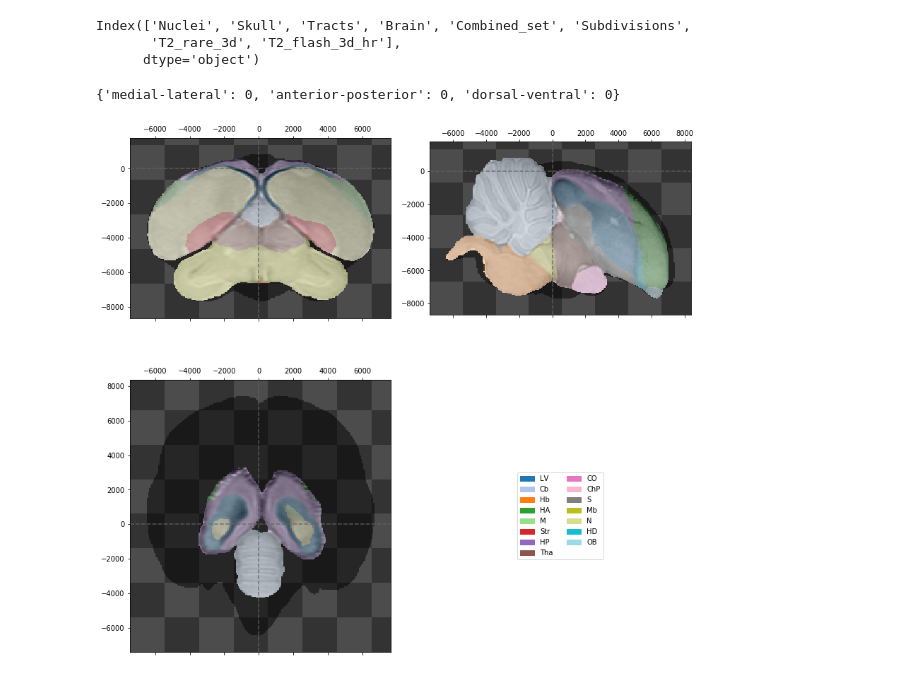
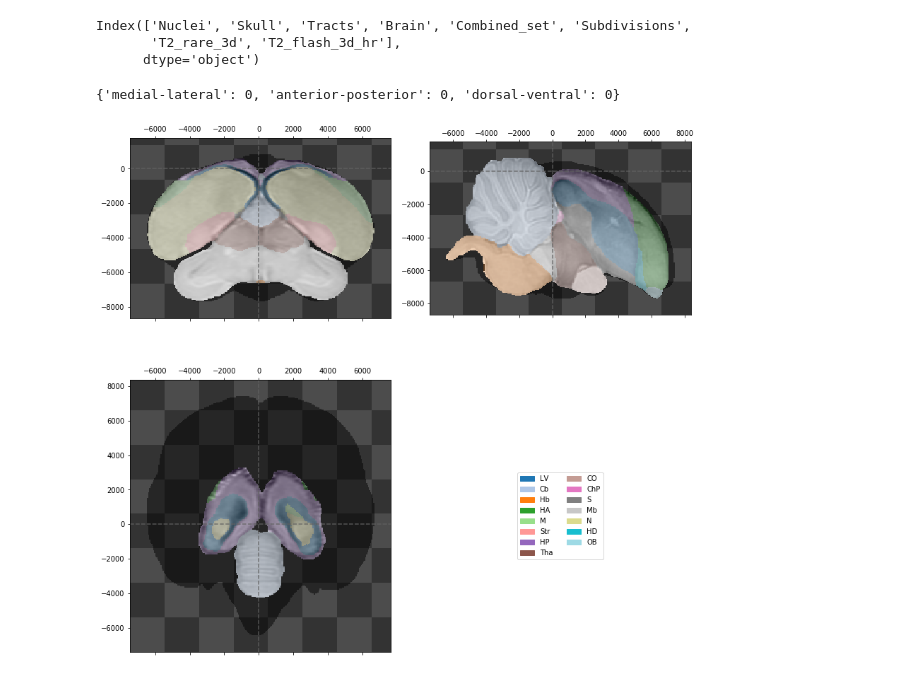
Before and after one commit to timsainb/birdbrain, a Jupyter notebook: notebooks/canary/0.1-canary-find-y-sinus.ipynb, the cells around one changed output. Cells and saved outputs as stored; diff of their text form; code cells hidden in the pictures.

```diff
--- a/notebooks/canary/0.1-canary-find-y-sinus.ipynb
+++ b/notebooks/canary/0.1-canary-find-y-sinus.ipynb
@@ -29,7 +25,7 @@ Index(['Nuclei', 'Skull', 'Tracts', 'Brain', 'Combined_set', 'Subdivisions',
        'T2_rare_3d', 'T2_flash_3d_hr'],
       dtype='object')
 # %%
-plot_2d_coordinates(canary_atlas, point_in_um= [0,0,0], regions_to_plot='Subdivisions',img_ds='T2_rare_3d');
+plot_2d_coordinates(canary_atlas, point_in_um= [0,0,0], regions_to_plot=['Subdivisions'], brain_masked_image='T2_rare_3d');
 # %% [output]
 {'medial-lateral': 0, 'anterior-posterior': 0, 'dorsal-ventral': 0}
-[figure, old version]
+[figure, new version]
```
Also changed, not shown: parts of 1 cell of this notebook, 26 other files.
